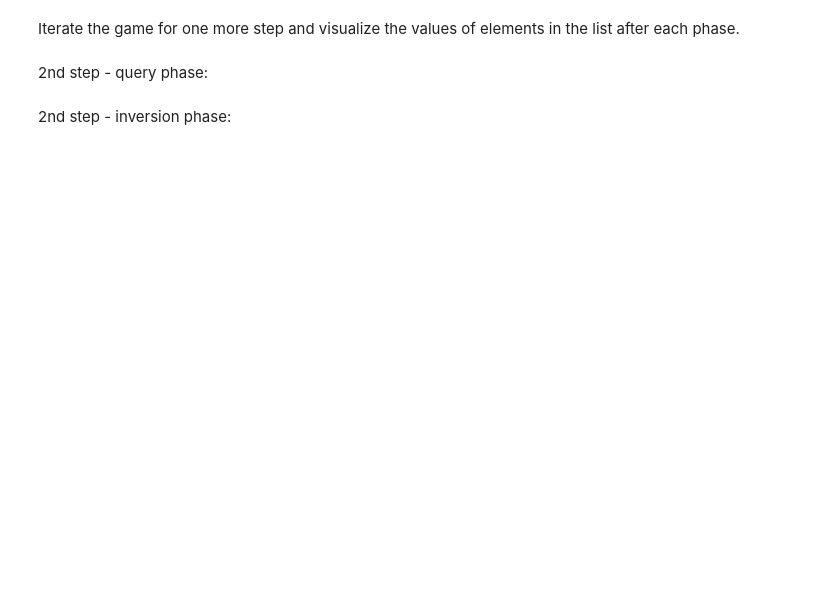
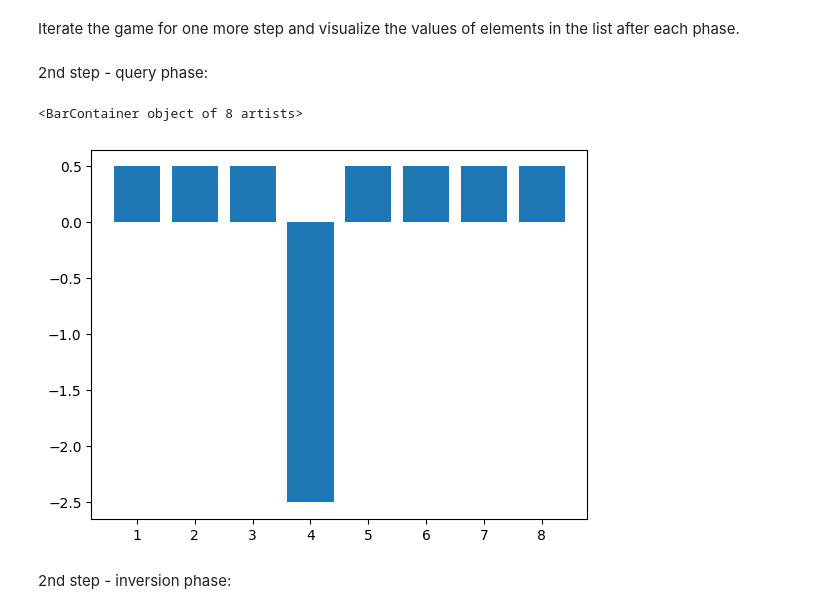
Before and after one commit to james-lucius/qureca_ADEQUATE, a Jupyter notebook: M3_51_Inversion_About_the_Mean_Exercise.ipynb, the cells around one changed output. Cells and saved outputs as stored; diff of their text form; code cells hidden in the pictures; blank space fills up the shorter version.

```diff
--- a/M3_51_Inversion_About_the_Mean_Exercise.ipynb
+++ b/M3_51_Inversion_About_the_Mean_Exercise.ipynb
@@ -115,11 +128,14 @@ Iterate the game for one more step and visualize the values of elements in the l
 # %%
 #
 # 2nd step - query
 #
-
+elements[3] = -1 * elements[3]
 
 # visualize the values of elements in the list
 bar(labels,elements)
+# %% [output]
+<BarContainer object of 8 artists>
+[figure, added]
 # %% [markdown]
 2nd step - inversion phase:
 # %%
```
Also changed, not shown: parts of 20 cells of this notebook.
